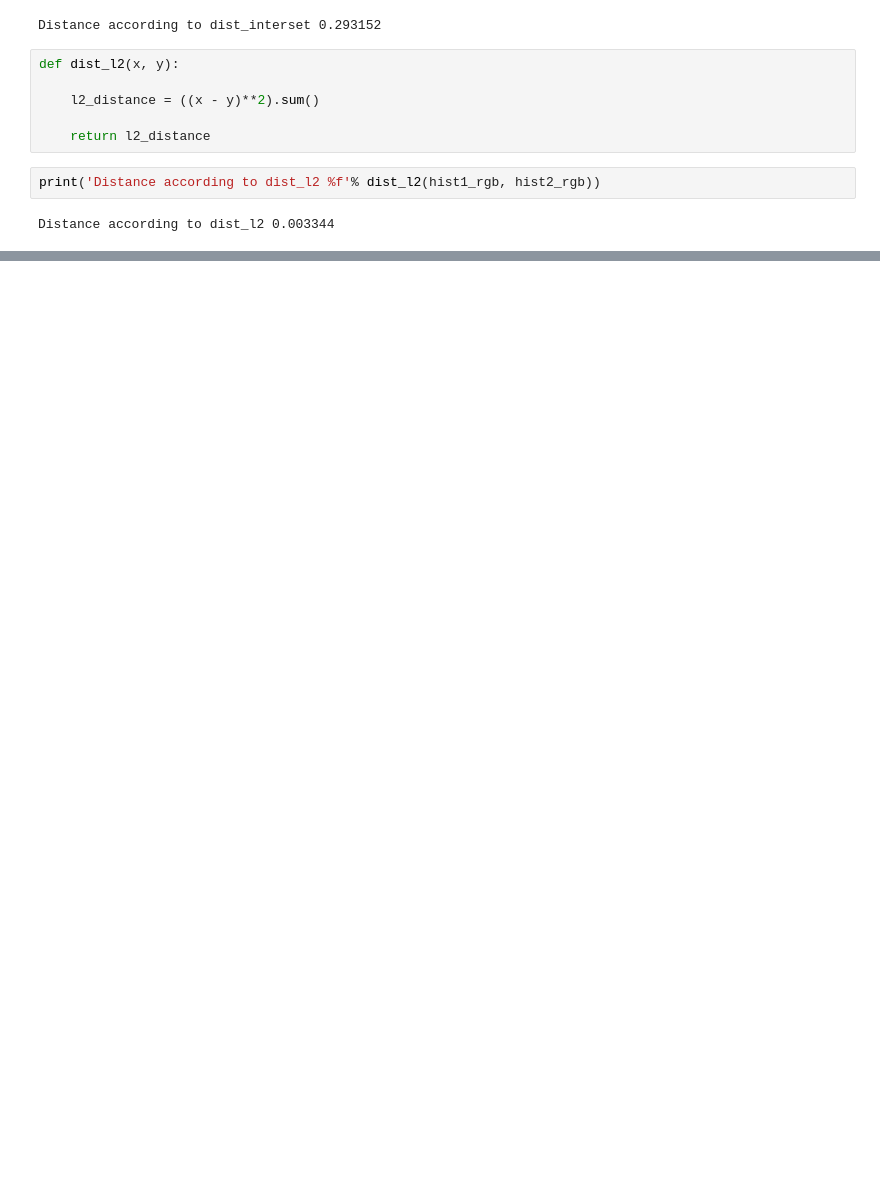
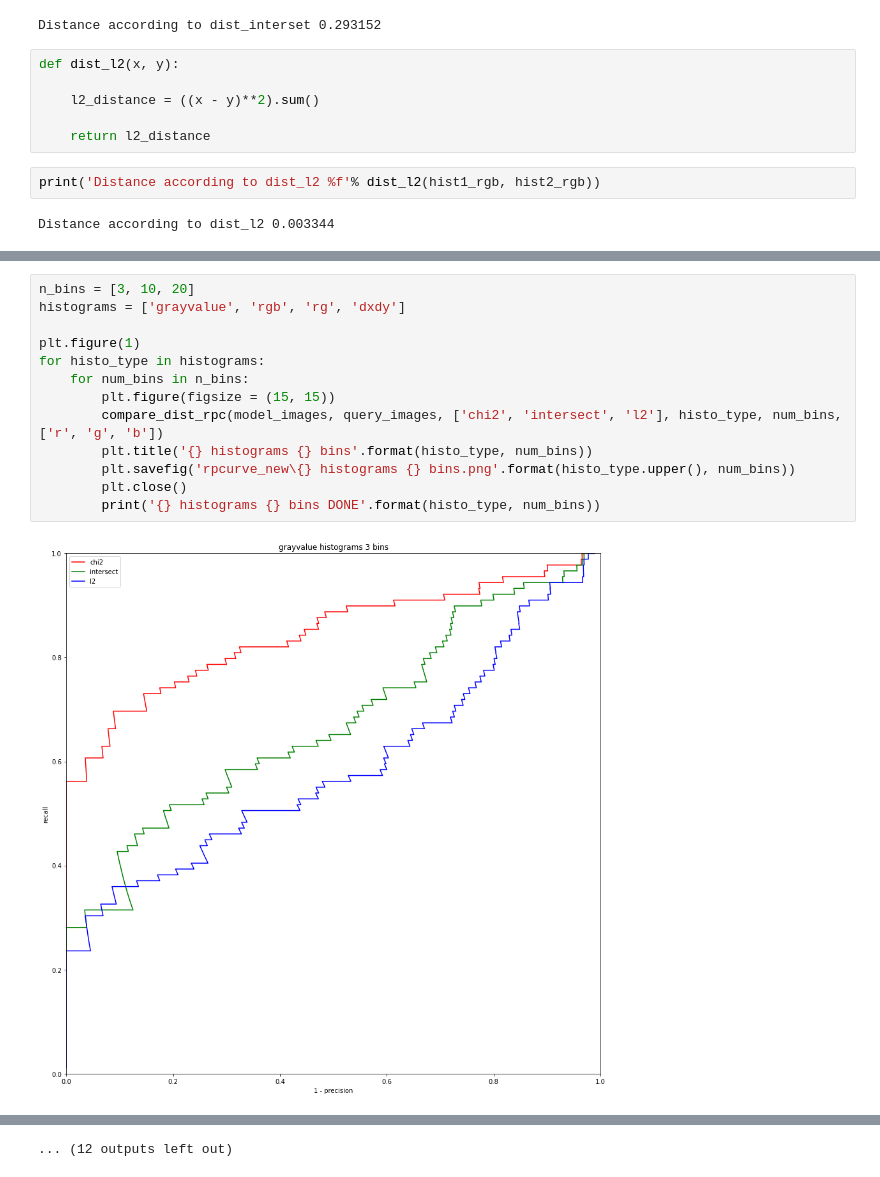
Before and after one commit to lorenzoloretucci/AML-HW1, a Jupyter notebook: Part2.ipynb, the cells around one changed output, grey strips where cells are left out. Cells and saved outputs as stored; diff of their text form; blank space fills up the shorter version.

```diff
--- a/Part2.ipynb
+++ b/Part2.ipynb
@@ -564,0 +619,15 @@ Distance according to dist_chi2 16381.000244
+# %%
+n_bins = [3, 10, 20]
+histograms = ['grayvalue', 'rgb', 'rg', 'dxdy']
+
+plt.figure(1)
+for histo_type in histograms:
+    for num_bins in n_bins:
+        plt.figure(figsize = (15, 15))
+        compare_dist_rpc(model_images, query_images, ['chi2', 'intersect', 'l2'], histo_type, num_bins, ['r', 'g', 'b'])
+        plt.title('{} histograms {} bins'.format(histo_type, num_bins))
+        plt.savefig('rpcurve_new\{} histograms {} bins.png'.format(histo_type.upper(), num_bins))
+        plt.close()
+        print('{} histograms {} bins DONE'.format(histo_type, num_bins))
+# %% [output]
+[figure, added]
@@ -564,0 +645 @@ Distance according to dist_chi2 16381.000244
+... (12 outputs left out)
```
Also changed, not shown: parts of 18 cells of this notebook, 1 other file.
